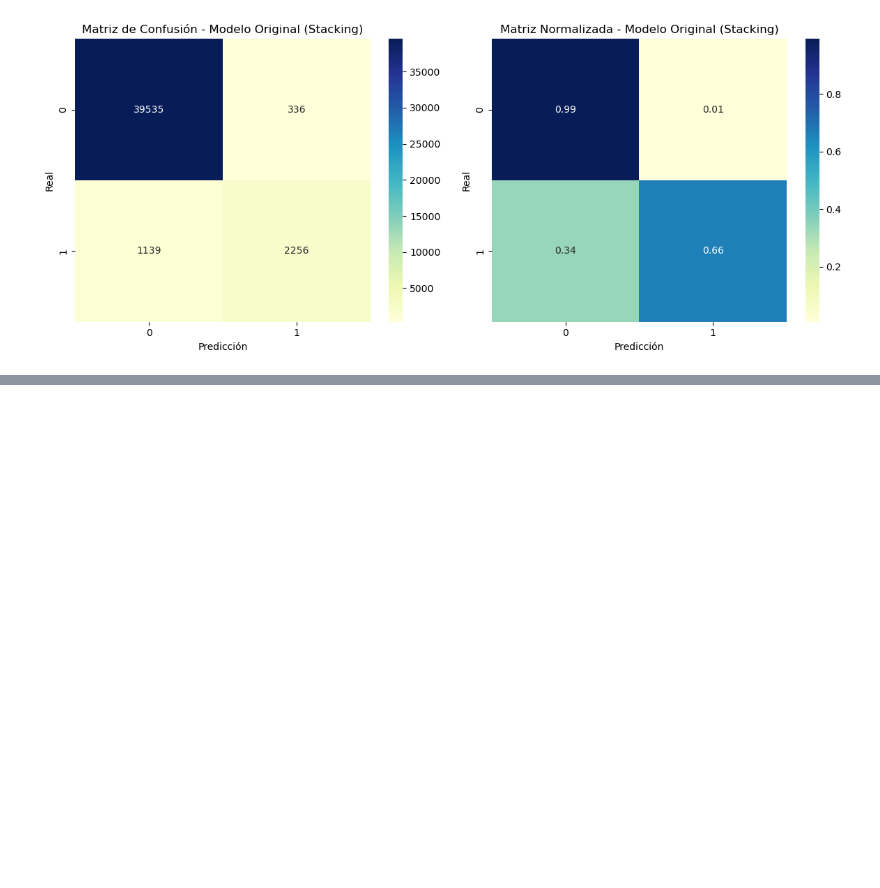
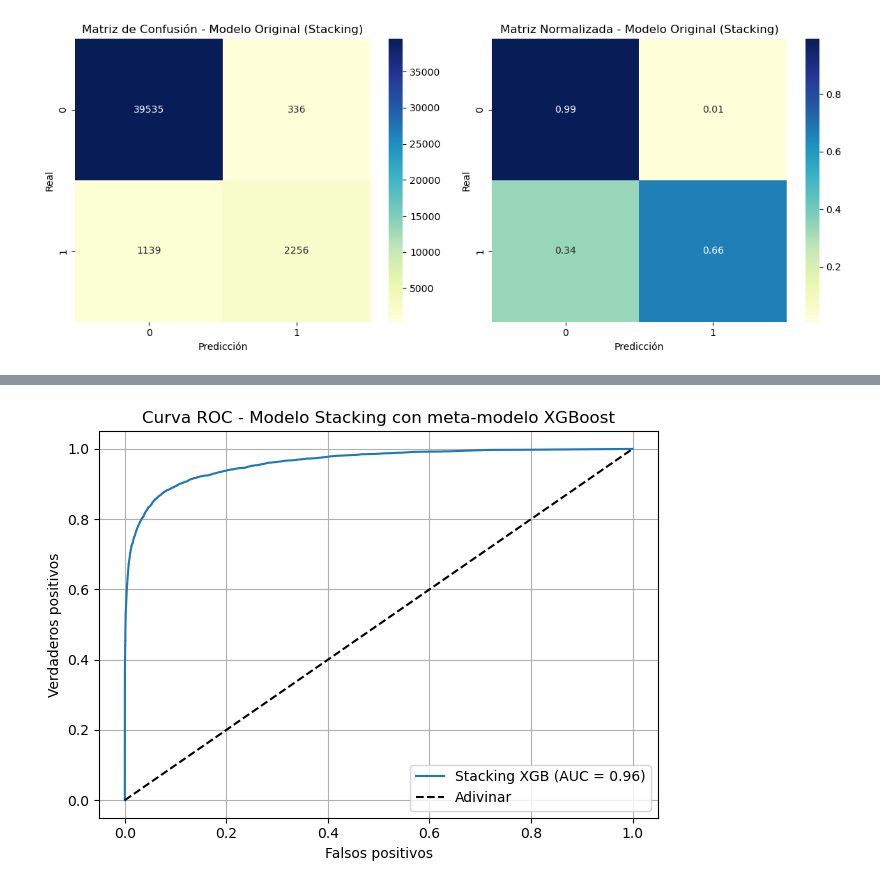
Before and after one commit to Darhudda/Machine_learning, a Jupyter notebook: _sources/Modelo_original.ipynb, the cells around one changed output, grey strips where cells are left out. Cells and saved outputs as stored; diff of their text form; code cells hidden in the pictures; blank space fills up the shorter version.

```diff
--- a/_sources/Modelo_original.ipynb
+++ b/_sources/Modelo_original.ipynb
@@ -1087,0 +1209,99 @@ plt.show()
+# %%
+# === 1. Imports necesarios ===
+import pandas as pd
+import time
+import matplotlib.pyplot as plt
+from sklearn.ensemble import StackingClassifier, RandomForestClassifier
+from xgboost import XGBClassifier
+from sklearn.model_selection import StratifiedKFold
+from sklearn.metrics import classification_report, roc_auc_score, roc_curve
+from collections import Counter
+
+# === 2. Balanceo y división ===
+from imblearn.combine import SMOTETomek
+from sklearn.model_selection import train_test_split
+
+X = fraude_train.drop(columns=["isfraud"])
+y = fraude_train["isfraud"]
+
+X_train, X_test, y_train, y_test = train_test_split(
+    X, y, stratify=y, test_size=0.3, random_state=42
+)
+
+smote_tomek = SMOTETomek(random_state=42)
+X_train_bal, y_train_bal = smote_tomek.fit_resample(X_train, y_train)
+print("Distribución post-balanceo:", Counter(y_train_bal))
+
+# === 3. Modelos base entrenados con hiperparámetros óptimos ===
+base_models = [
+    ('rf', RandomForestClassifier(
+        n_estimators=200,
+        max_depth=None,
+        min_samples_split=2,
+        min_samples_leaf=1,
+        max_features='sqrt',
+        random_state=42,
+        n_jobs=-1
+    )),
+    ('xgb', XGBClassifier(
+        n_estimators=300,
+        max_depth=7,
+        learning_rate=0.2,
+        subsample=0.8,
+        colsample_bytree=0.8,
+        eval_metric='logloss',
+        use_label_encoder=False,
+        n_jobs=-1,
+        random_state=42
+    ))
+]
+
+# === 4. Meta-modelo NO lineal: XGBClassifier liviano ===
+meta_model = XGBClassifier(
+    n_estimators=50,
+    max_depth=3,
+    learning_rate=0.1,
+    subsample=0.9,
+    colsample_bytree=0.9,
+    eval_metric='logloss',
+    use_label_encoder=False,
+    n_jobs=-1,
+    random_state=42
+)
+
+# === 5. Construcción del modelo stacking ===
+stacking_model = StackingClassifier(
+    estimators=base_models,
+    final_estimator=meta_model,
+    passthrough=True,
+    cv=StratifiedKFold(n_splits=5, shuffle=True, random_state=42),
+    n_jobs=-1
+)
+
+# === 6. Entrenamiento ===
+start_time = time.time()
+stacking_model.fit(X_train_bal, y_train_bal)
+end_time = time.time()
+print(f"\nTiempo total de entrenamiento (Stacking con meta-modelo XGB): {end_time - start_time:.2f} segundos")
+
+# === 7. Evaluación ===
+y_pred = stacking_model.predict(X_test)
+y_proba = stacking_model.predict_proba(X_test)[:, 1]
+
+print("\n=== Classification Report - Stacking (meta-modelo XGB) ===")
+print(classification_report(y_test, y_pred))
+print(f"AUC final sobre test: {roc_auc_score(y_test, y_proba):.4f}")
+
+# === 8. Curva ROC ===
+fpr, tpr, _ = roc_curve(y_test, y_proba)
+plt.figure()
+plt.plot(fpr, tpr, label=f'Stacking XGB (AUC = {roc_auc_score(y_test, y_proba):.2f})')
+plt.plot([0, 1], [0, 1], 'k--', label='Adivinar')
+plt.xlabel('Falsos positivos')
+plt.ylabel('Verdaderos positivos')
+plt.title('Curva ROC - Modelo Stacking con meta-modelo XGBoost')
+plt.legend()
+plt.grid(True)
+plt.tight_layout()
+plt.show()
+# %% [output]
@@ -1087,0 +1325 @@ plt.show()
+[figure, added]
```
Also changed, not shown: parts of 11 cells of this notebook, 9 other files.
